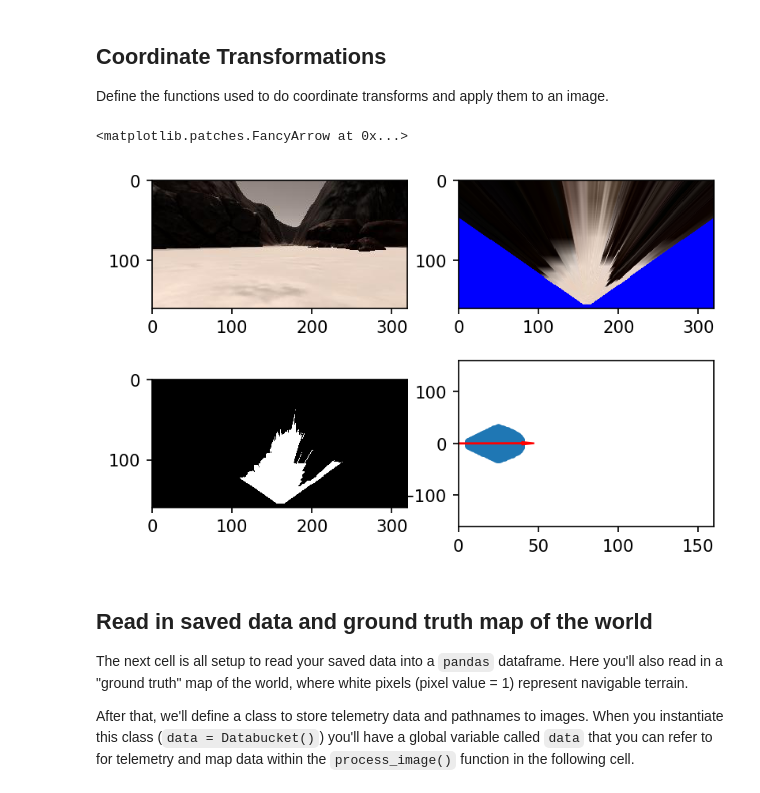
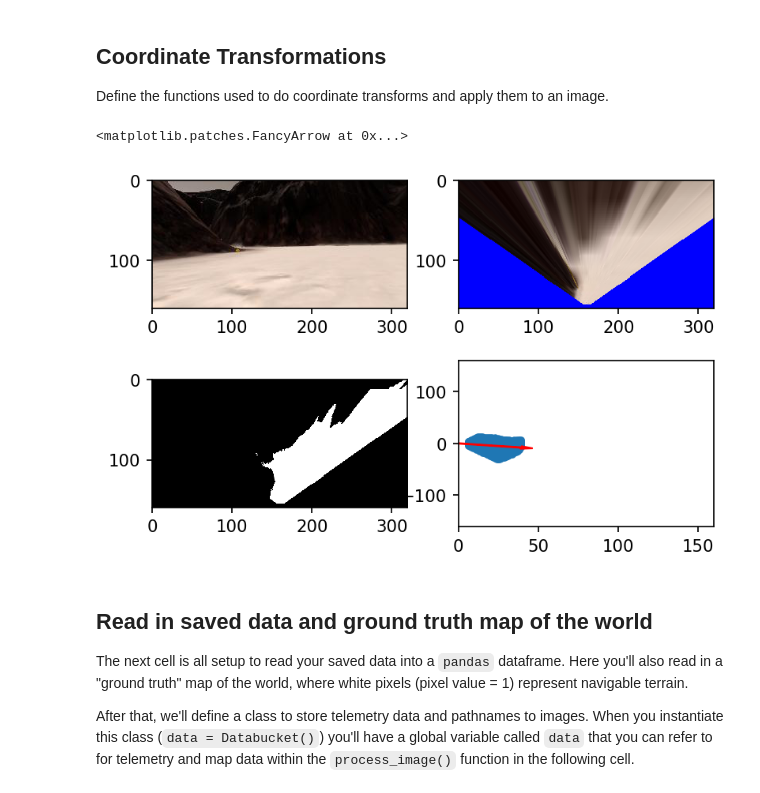
Before and after one commit to kalki/RoboND-Rover-Project, a Jupyter notebook: code/Rover_Project_Test_Notebook.ipynb, the cells around one changed output. Cells and saved outputs as stored; diff of their text form; code cells hidden in the pictures.

```diff
--- a/code/Rover_Project_Test_Notebook.ipynb
+++ b/code/Rover_Project_Test_Notebook.ipynb
@@ -261,39 +261,39 @@ def pix_to_world(xpix, ypix, xpos, ypos, yaw, world_size, scale):
 
 # Grab another random image
 idx = np.random.randint(0, len(img_list)-1)
-image_3 = mpimg.imread(img_list[0])
+image_3 = mpimg.imread(img_list[1819])
 warpped_3 = perspect_transform(image_3, source, destination)
 threshed, _, _ = color_thresh(warpped_3, ground_thresh=NAVIGATABLE_THRESHOLD, \
                               rock_thresh=ROCK_THRESHOLD, border_mask=BORDER_MASK)
 
 # Calculate pixel values in rover-centric coords and distance/angle to all pixels
 xpix, ypix = rover_coords(threshed)
 xpix, ypix = filter_by_polar_distance(xpix, ypix, VIEW_WINDOW_DISTANCE)
 dist, angles = to_polar_coords(xpix, ypix)
 mean_dir = np.mean(angles)
 
 polar_image = np.zeros_like(image[:,:,0])
 
 
 # Do some plotting
 fig = plt.figure(dpi=153)
 plt.subplot(221)
 plt.imshow(image_3)
 plt.subplot(222)
 plt.imshow(warpped_3)
 plt.subplot(223)
 plt.imshow(threshed, cmap='gray')
 plt.subplot(224)
 plt.plot(xpix, ypix, '.')
 plt.ylim(-160, 160)
 plt.xlim(0, 160)
 arrow_length = VIEW_WINDOW_DISTANCE
 x_arrow = arrow_length * np.cos(mean_dir)
 y_arrow = arrow_length * np.sin(mean_dir)
 plt.arrow(0, 0, x_arrow, y_arrow, color='red', zorder=2, head_width=5, width=1)
 # %% [output]
 <matplotlib.patches.FancyArrow at 0x...>
-[figure, old version]
+[figure, new version]
 # %% [markdown]
 ## Read in saved data and ground truth map of the world
 The next cell is all setup to read your saved data into a `pandas` dataframe.  Here you'll also read in a "ground truth" map of the world, where white pixels (pixel value = 1) represent navigable terrain.
```
Also changed, not shown: parts of 2 cells of this notebook.
